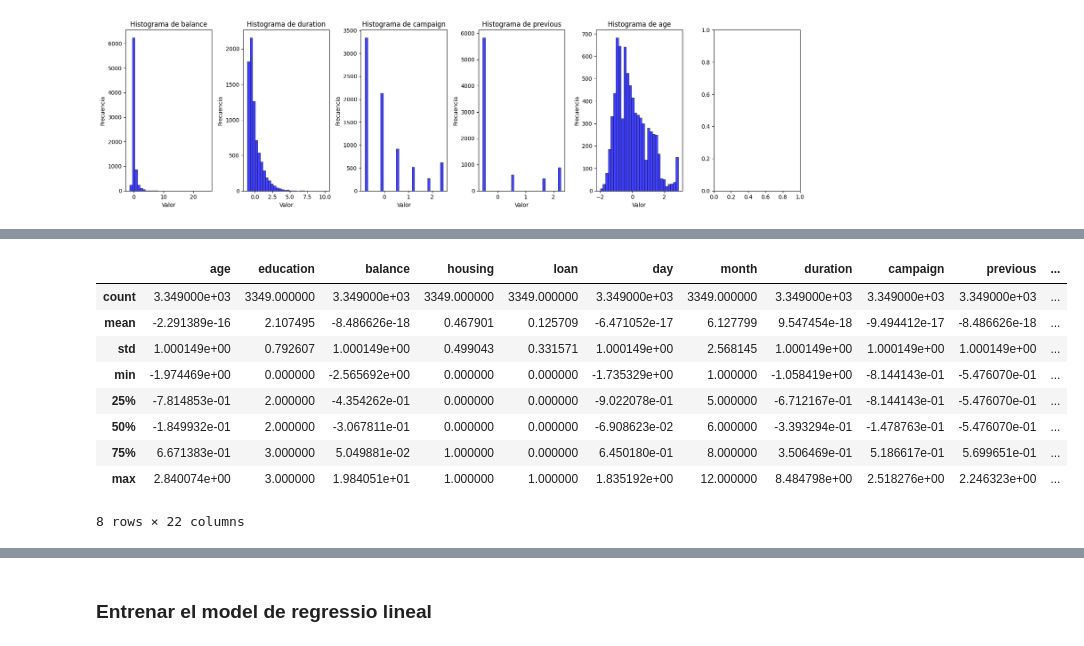
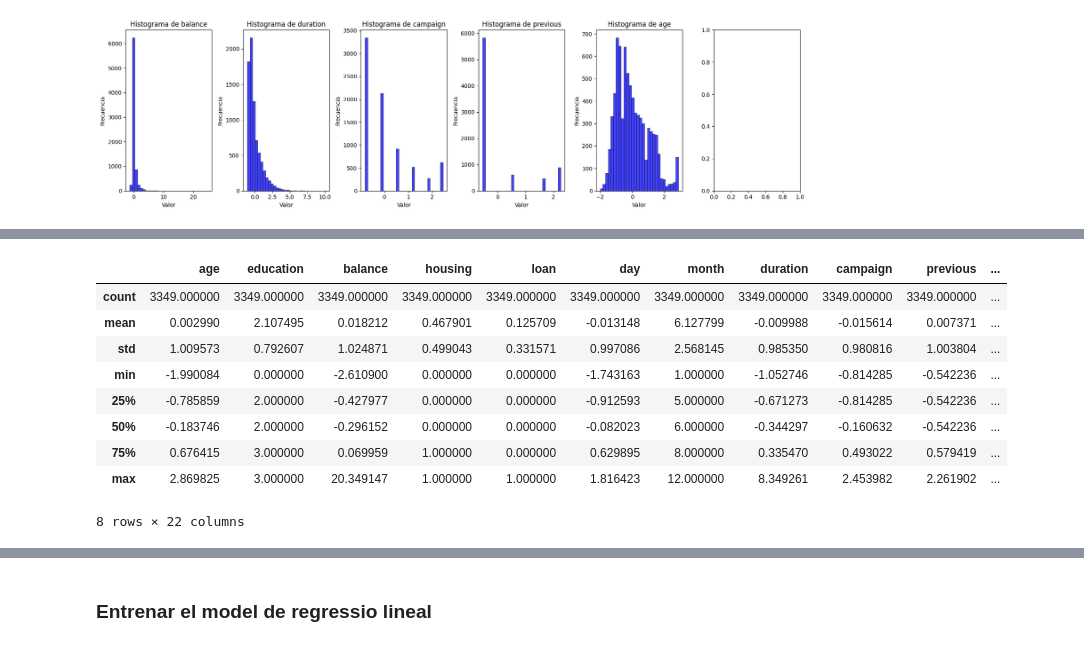
Before and after one commit to josepmariasiso/Projecte-Machine-Learning, a Jupyter notebook: sprint8.2.ipynb, the cells around one changed output, grey strips where cells are left out. Drawn from its saved outputs; the diff is of its cells as text; code cells hidden in the pictures.

```diff
--- a/sprint8.2.ipynb
+++ b/sprint8.2.ipynb
@@ -485,19 +487,19 @@ plt.show()
 # %%
 # Escalem el conjunt de les dades X_test
 #scaler = StandardScaler()
 #columns_to_standarize = ['age','balance', 'day','duration', 'campaign', 'previous']
-X_test[columns_to_standarize] = scaler.fit_transform(X_test[columns_to_standarize])
+X_test[columns_to_standarize] = scaler.transform(X_test[columns_to_standarize])
 X_test.describe()
 # %% [output]
 |  | age | education | balance | housing | loan | day | month | duration | campaign | previous | ... |
-| count | 3.349000e+03 | 3349.000000 | 3.349000e+03 | 3349.000000 | 3349.000000 | 3.349000e+03 | 3349.000000 | 3.349000e+03 | 3.349000e+03 | 3.349000e+03 | ... |
-| mean | -2.291389e-16 | 2.107495 | -8.486626e-18 | 0.467901 | 0.125709 | -6.471052e-17 | 6.127799 | 9.547454e-18 | -9.494412e-17 | -8.486626e-18 | ... |
-| std | 1.000149e+00 | 0.792607 | 1.000149e+00 | 0.499043 | 0.331571 | 1.000149e+00 | 2.568145 | 1.000149e+00 | 1.000149e+00 | 1.000149e+00 | ... |
-| min | -1.974469e+00 | 0.000000 | -2.565692e+00 | 0.000000 | 0.000000 | -1.735329e+00 | 1.000000 | -1.058419e+00 | -8.144143e-01 | -5.476070e-01 | ... |
-| 25% | -7.814853e-01 | 2.000000 | -4.354262e-01 | 0.000000 | 0.000000 | -9.022078e-01 | 5.000000 | -6.712167e-01 | -8.144143e-01 | -5.476070e-01 | ... |
-| 50% | -1.849932e-01 | 2.000000 | -3.067811e-01 | 0.000000 | 0.000000 | -6.908623e-02 | 6.000000 | -3.393294e-01 | -1.478763e-01 | -5.476070e-01 | ... |
-| 75% | 6.671383e-01 | 3.000000 | 5.049881e-02 | 1.000000 | 0.000000 | 6.450180e-01 | 8.000000 | 3.506469e-01 | 5.186617e-01 | 5.699651e-01 | ... |
-| max | 2.840074e+00 | 3.000000 | 1.984051e+01 | 1.000000 | 1.000000 | 1.835192e+00 | 12.000000 | 8.484798e+00 | 2.518276e+00 | 2.246323e+00 | ... |
+| count | 3349.000000 | 3349.000000 | 3349.000000 | 3349.000000 | 3349.000000 | 3349.000000 | 3349.000000 | 3349.000000 | 3349.000000 | 3349.000000 | ... |
+| mean | 0.002990 | 2.107495 | 0.018212 | 0.467901 | 0.125709 | -0.013148 | 6.127799 | -0.009988 | -0.015614 | 0.007371 | ... |
+| std | 1.009573 | 0.792607 | 1.024871 | 0.499043 | 0.331571 | 0.997086 | 2.568145 | 0.985350 | 0.980816 | 1.003804 | ... |
+| min | -1.990084 | 0.000000 | -2.610900 | 0.000000 | 0.000000 | -1.743163 | 1.000000 | -1.052746 | -0.814285 | -0.542236 | ... |
+| 25% | -0.785859 | 2.000000 | -0.427977 | 0.000000 | 0.000000 | -0.912593 | 5.000000 | -0.671273 | -0.814285 | -0.542236 | ... |
+| 50% | -0.183746 | 2.000000 | -0.296152 | 0.000000 | 0.000000 | -0.082023 | 6.000000 | -0.344297 | -0.160632 | -0.542236 | ... |
+| 75% | 0.676415 | 3.000000 | 0.069959 | 1.000000 | 0.000000 | 0.629895 | 8.000000 | 0.335470 | 0.493022 | 0.579419 | ... |
+| max | 2.869825 | 3.000000 | 20.349147 | 1.000000 | 1.000000 | 1.816423 | 12.000000 | 8.349261 | 2.453982 | 2.261902 | ... |
 8 rows × 22 columns
 # %%
 # NO Apliquem PCA al conjunt de test
```
Also changed, not shown: parts of 17 cells of this notebook.
